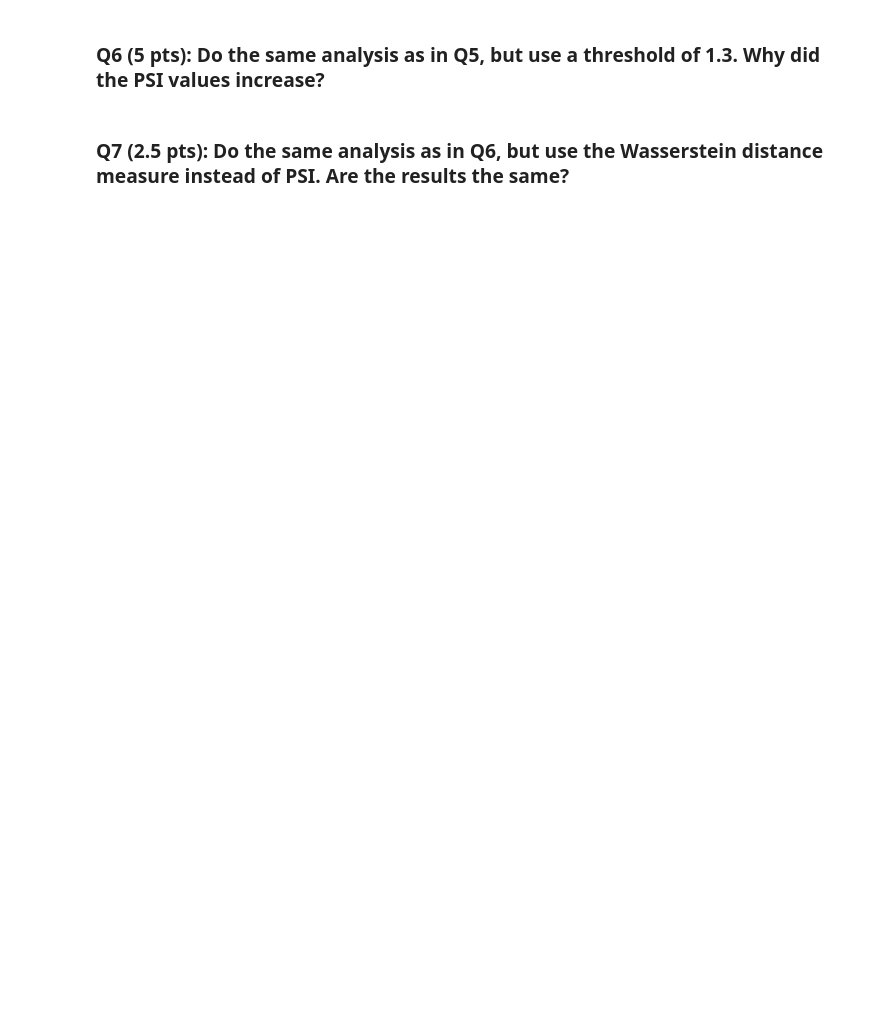
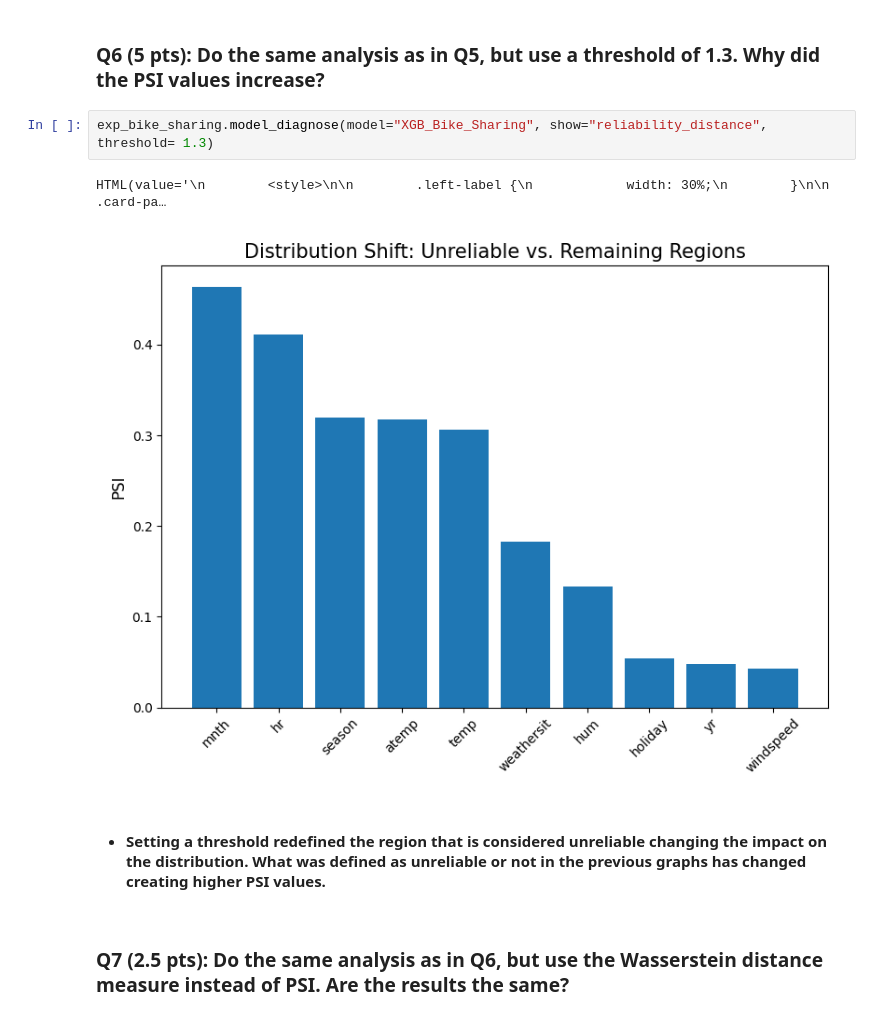
Before and after one commit to EviIius/DSBA6010, a Jupyter notebook: HW4/model_diagnostics_and_prediction_uncertainty_v02.ipynb, the cells around one changed output. Saved outputs shown, nothing was run; the diff lists cells and outputs as text; blank space fills up the shorter version.

```diff
--- a/HW4/model_diagnostics_and_prediction_uncertainty_v02.ipynb
+++ b/HW4/model_diagnostics_and_prediction_uncertainty_v02.ipynb
@@ -69,4 +95,11 @@ HTML(value='\n        <style>\n\n        .left-label {\n            width: 30%;\
 # %% [markdown]
 ### Q6 (5 pts): Do the same analysis as in Q5, but use a threshold of 1.3.  Why did the PSI values increase?
+# %%
+exp_bike_sharing.model_diagnose(model="XGB_Bike_Sharing", show="reliability_distance", threshold= 1.3)
+# %% [output]
+HTML(value='\n        <style>\n\n        .left-label {\n            width: 30%;\n        }\n\n        .card-pa…
+[figure, added]
+# %% [markdown]
+- #### Setting a threshold redefined the region that is considered unreliable changing the impact on the distribution. What was defined as unreliable or not in the previous graphs has changed creating higher PSI values.
 # %% [markdown]
 ### Q7 (2.5 pts): Do the same analysis as in Q6, but use the Wasserstein distance measure instead of PSI.  Are the results the same?
```
Also changed, not shown: parts of 8 cells of this notebook.
